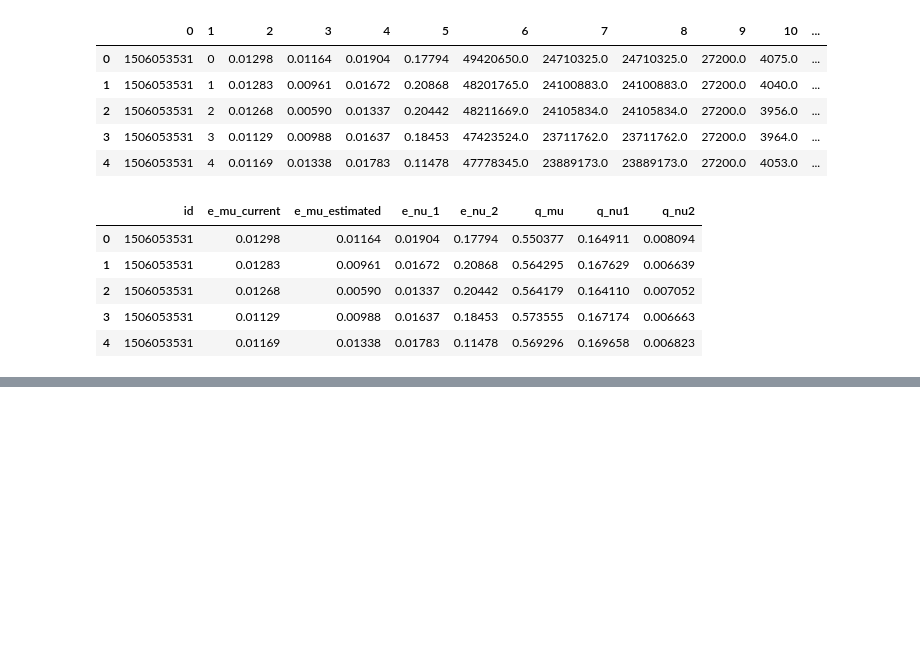
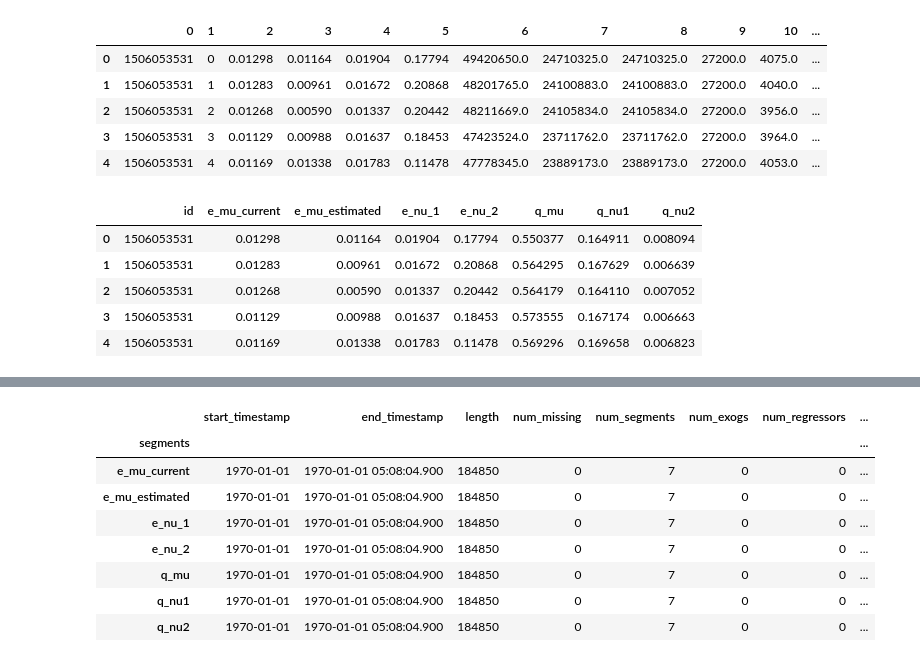
Before and after one commit to rmnigm/qber-forecasting, a Jupyter notebook: notebooks/eda.ipynb, the cells around one changed output, grey strips where cells are left out. Cells and saved outputs as stored; diff of their text form; code cells hidden in the pictures; blank space fills up the shorter version.

```diff
--- a/notebooks/eda.ipynb
+++ b/notebooks/eda.ipynb
@@ -34,0 +80,12 @@ df.head(5)
+# %%
+dataset.describe()
+# %% [output]
+|  | start_timestamp | end_timestamp | length | num_missing | num_segments | num_exogs | num_regressors | ... |
+| segments |  |  |  |  |  |  |  | ... |
+| e_mu_current | 1970-01-01 | 1970-01-01 05:08:04.900 | 184850 | 0 | 7 | 0 | 0 | ... |
+| e_mu_estimated | 1970-01-01 | 1970-01-01 05:08:04.900 | 184850 | 0 | 7 | 0 | 0 | ... |
+| e_nu_1 | 1970-01-01 | 1970-01-01 05:08:04.900 | 184850 | 0 | 7 | 0 | 0 | ... |
+| e_nu_2 | 1970-01-01 | 1970-01-01 05:08:04.900 | 184850 | 0 | 7 | 0 | 0 | ... |
+| q_mu | 1970-01-01 | 1970-01-01 05:08:04.900 | 184850 | 0 | 7 | 0 | 0 | ... |
+| q_nu1 | 1970-01-01 | 1970-01-01 05:08:04.900 | 184850 | 0 | 7 | 0 | 0 | ... |
+| q_nu2 | 1970-01-01 | 1970-01-01 05:08:04.900 | 184850 | 0 | 7 | 0 | 0 | ... |
```
Also changed, not shown: parts of 26 cells of this notebook, 4 other files.
